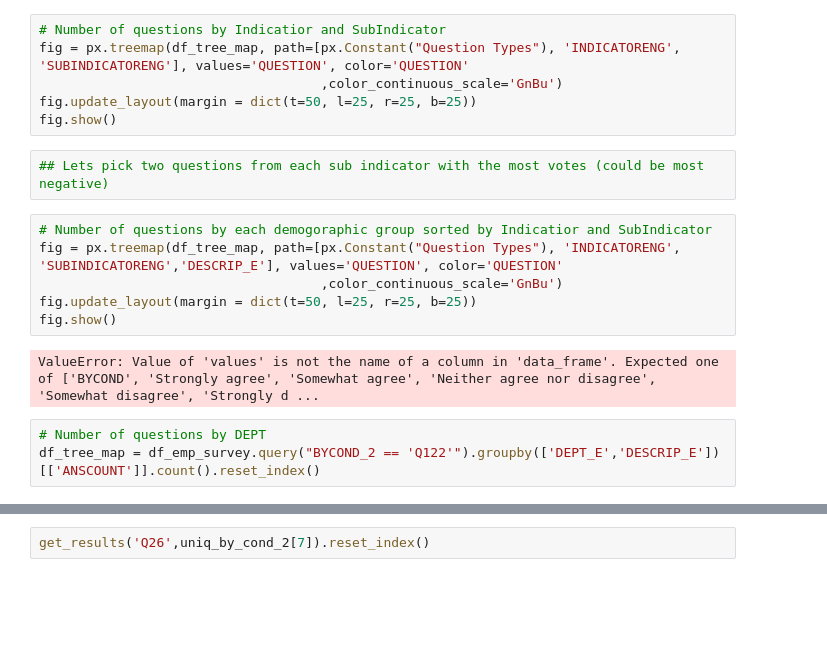
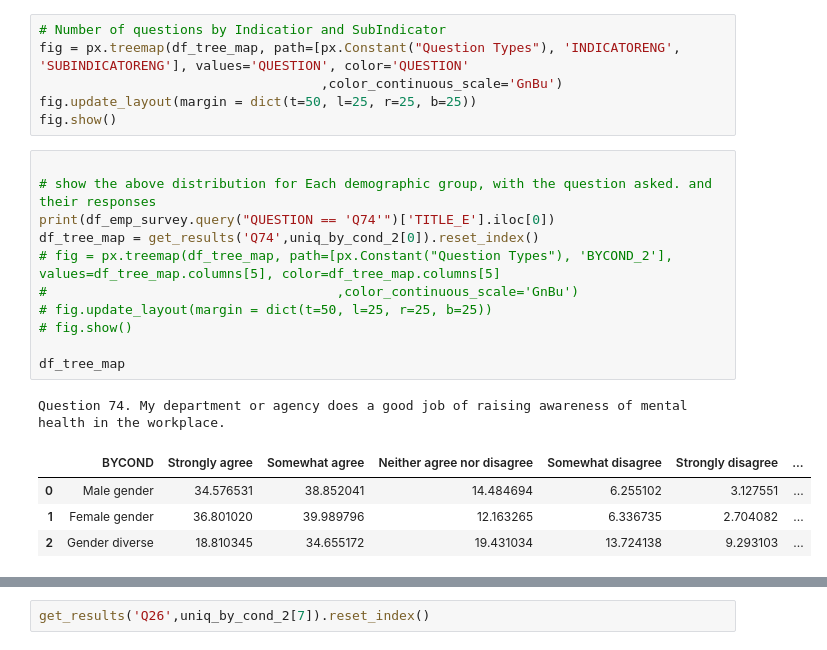
Before and after one commit to Sunnyc317/CanDev-equity_groups_talent_mobilization-, a Jupyter notebook: data_challenge.ipynb, the cells around one changed output, grey strips where cells are left out. Drawn from its saved outputs; the diff is of its cells as text; blank space fills up the shorter version.

Commit message:
changes data challenge notebook updated

```diff
--- a/data_challenge.ipynb
+++ b/data_challenge.ipynb
@@ -433,17 +386,21 @@ fig = px.treemap(df_tree_map, path=[px.Constant("Question Types"), 'INDICATORENG
                                     ,color_continuous_scale='GnBu')
 fig.update_layout(margin = dict(t=50, l=25, r=25, b=25))
 fig.show()
-# %%
-## Lets pick two questions from each sub indicator with the most votes (could be most negative)
 # %%
-# Number of questions by each demogoraphic group sorted by Indicatior and SubIndicator
-fig = px.treemap(df_tree_map, path=[px.Constant("Question Types"), 'INDICATORENG', 'SUBINDICATORENG','DESCRIP_E'], values='QUESTION', color='QUESTION'
-                                    ,color_continuous_scale='GnBu')
-fig.update_layout(margin = dict(t=50, l=25, r=25, b=25))
-fig.show()
+
+# show the above distribution for Each demographic group, with the question asked. and their responses
+print(df_emp_survey.query("QUESTION == 'Q74'")['TITLE_E'].iloc[0])
+df_tree_map = get_results('Q74',uniq_by_cond_2[0]).reset_index()
+# fig = px.treemap(df_tree_map, path=[px.Constant("Question Types"), 'BYCOND_2'], values=df_tree_map.columns[5], color=df_tree_map.columns[5]
+#                                     ,color_continuous_scale='GnBu')
+# fig.update_layout(margin = dict(t=50, l=25, r=25, b=25))
+# fig.show()
+
+df_tree_map
 # %% [output]
-ValueError: Value of 'values' is not the name of a column in 'data_frame'. Expected one of ['BYCOND', 'Strongly agree', 'Somewhat agree', 'Neither agree nor disagree', 'Somewhat disagree', 'Strongly d ...
+Question 74. My department or agency does a good job of raising awareness of mental health in the workplace.
+|  | BYCOND | Strongly agree | Somewhat agree | Neither agree nor disagree | Somewhat disagree | Strongly disagree | ... |
+| 0 | Male gender | 34.576531 | 38.852041 | 14.484694 | 6.255102 | 3.127551 | ... |
+| 1 | Female gender | 36.801020 | 39.989796 | 12.163265 | 6.336735 | 2.704082 | ... |
+| 2 | Gender diverse | 18.810345 | 34.655172 | 19.431034 | 13.724138 | 9.293103 | ... |
-# %%
-# Number of questions by DEPT
-df_tree_map = df_emp_survey.query("BYCOND_2 == 'Q122'").groupby(['DEPT_E','DESCRIP_E'])[['ANSCOUNT']].count().reset_index()
 # %%
```
Also changed, not shown: parts of 28 cells of this notebook.
